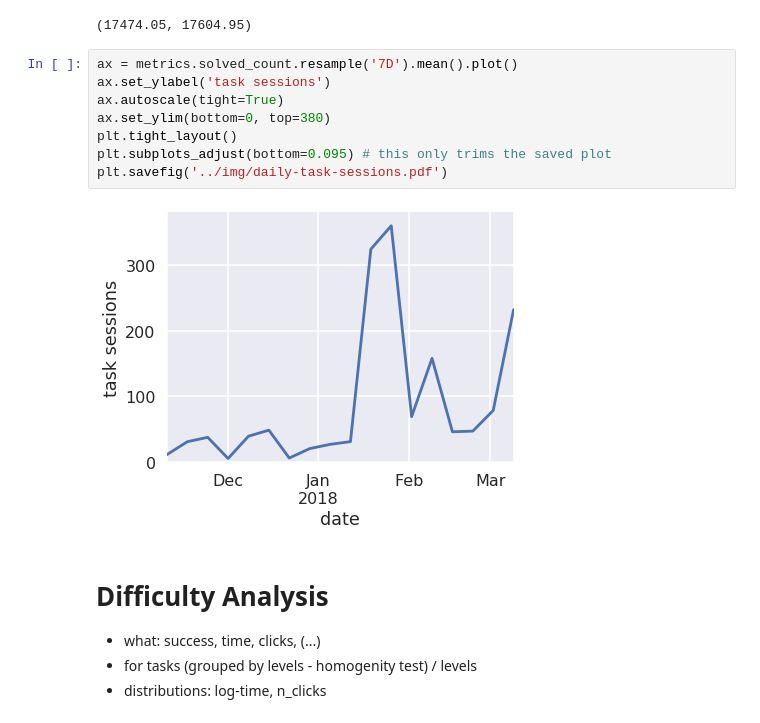
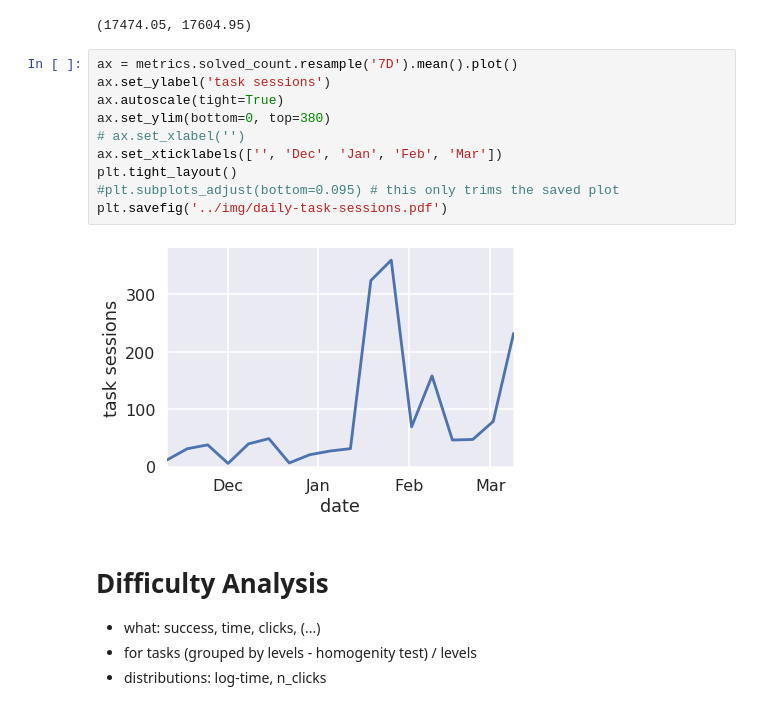
Before and after one commit to effa/flocs-thesis, a Jupyter notebook: analysis/descriptive-statistics.ipynb, the cells around one changed output. Saved outputs shown, nothing was run; the diff lists cells and outputs as text.

```diff
--- a/analysis/descriptive-statistics.ipynb
+++ b/analysis/descriptive-statistics.ipynb
@@ -141,13 +141,15 @@ metrics.index = pd.to_datetime(metrics.index)
 # %%
 ax = metrics.solved_count.resample('7D').mean().plot()
 ax.set_ylabel('task sessions')
 ax.autoscale(tight=True)
 ax.set_ylim(bottom=0, top=380)
+# ax.set_xlabel('')
+ax.set_xticklabels(['', 'Dec', 'Jan', 'Feb', 'Mar'])
 plt.tight_layout()
-plt.subplots_adjust(bottom=0.095) # this only trims the saved plot
+#plt.subplots_adjust(bottom=0.095) # this only trims the saved plot
 plt.savefig('../img/daily-task-sessions.pdf')
 # %% [output]
-[figure, old version]
+[figure, new version]
 # %% [markdown]
 # Difficulty Analysis
 
```
Also changed, not shown: 9 other files.
